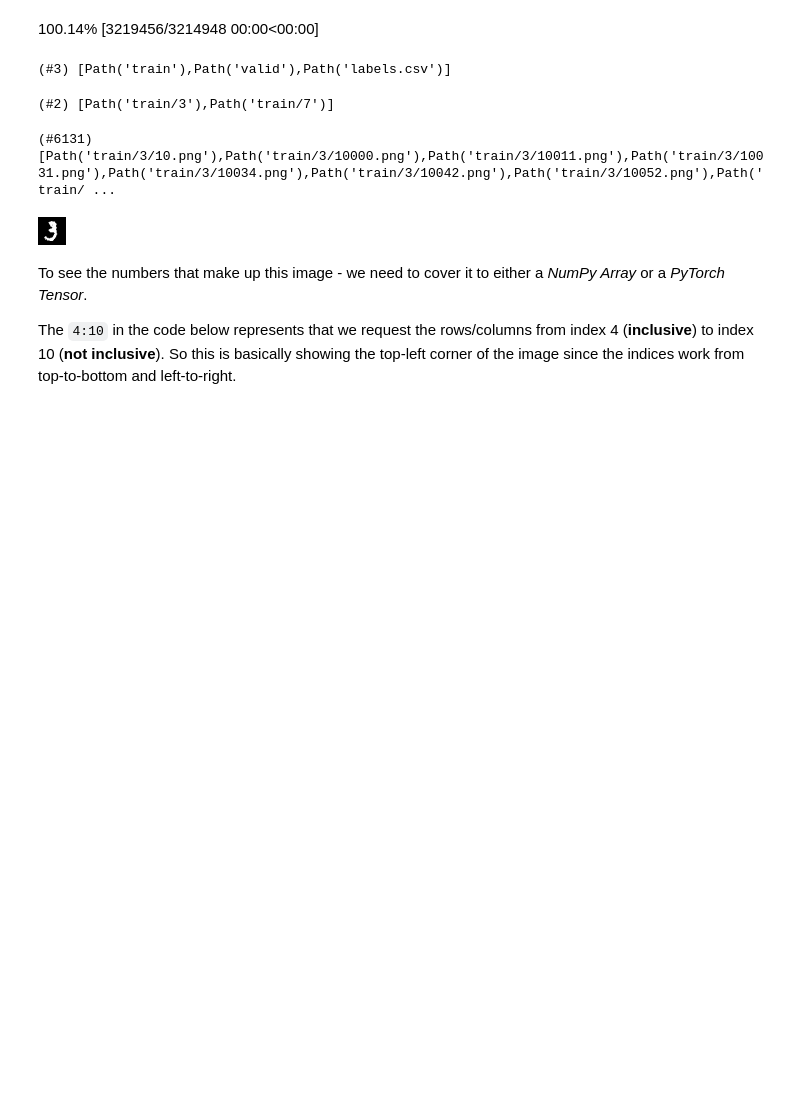
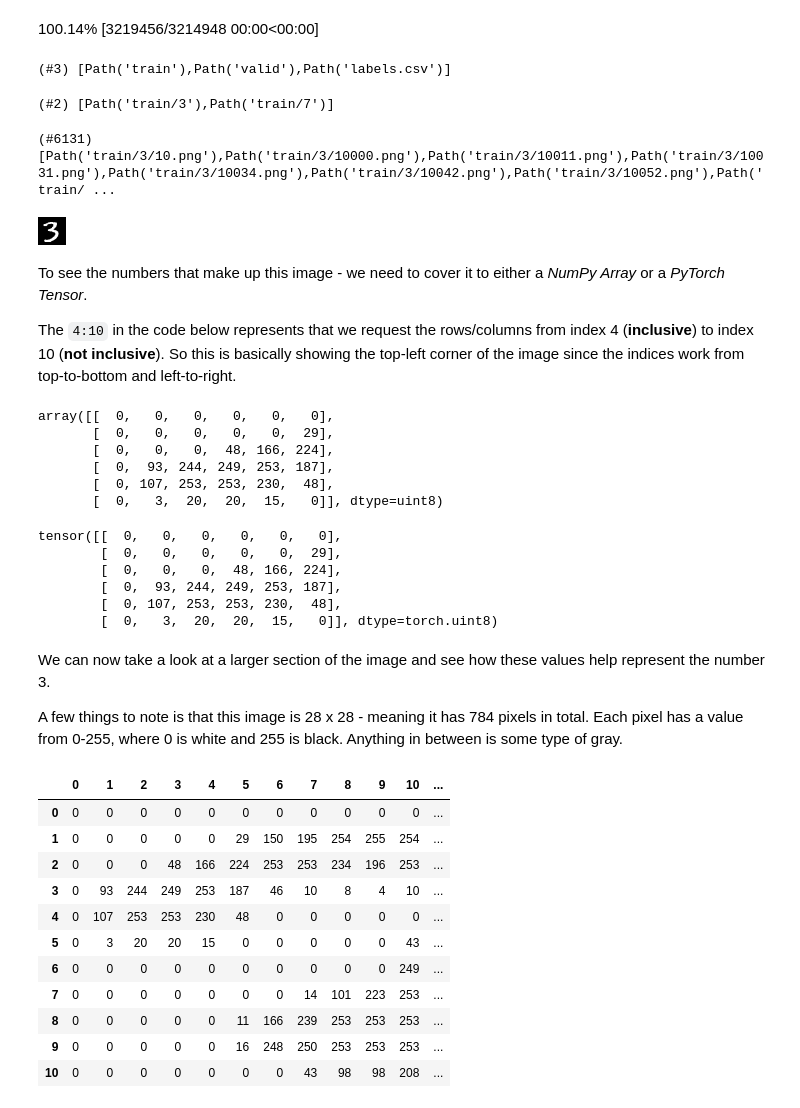
Before and after one commit to abhayratti/fastai-notes, a Jupyter notebook: lesson-3-neural-net-foundations/Chapter4Notes.ipynb, the cells around one changed output. Saved outputs shown, nothing was run; the diff lists cells and outputs as text; code cells hidden in the pictures; blank space fills up the shorter version.

```diff
--- a/lesson-3-neural-net-foundations/Chapter4Notes.ipynb
+++ b/lesson-3-neural-net-foundations/Chapter4Notes.ipynb
@@ -30,7 +30,7 @@ threes
 (#6131) [Path('train/3/10.png'),Path('train/3/10000.png'),Path('train/3/10011.png'),Path('train/3/10031.png'),Path('train/3/10034.png'),Path('train/3/10042.png'),Path('train/3/10052.png'),Path('train/ ...
 # %%
 # Use Image class from Python Imaging Library (PIL) to open a sample image of 3
-im_3_path = threes[0]
+im_3_path = threes[1]
 im_3 = Image.open(im_3_path)
 im_3
 # %% [output]
@@ -41,4 +41,42 @@ To see the numbers that make up this image - we need to cover it to either a *Nu
 The `4:10` in the code below represents that we request the rows/columns from index 4 (**inclusive**) to index 10 (**not inclusive**). So this is basically showing the top-left corner of the image since the indices work from top-to-bottom and left-to-right.
 # %%
 # NumPy Array
-array(im_3)[]
+array(im_3)[4:10, 4:10]
+# %% [output]
+array([[  0,   0,   0,   0,   0,   0],
+       [  0,   0,   0,   0,   0,  29],
+       [  0,   0,   0,  48, 166, 224],
+       [  0,  93, 244, 249, 253, 187],
+       [  0, 107, 253, 253, 230,  48],
+       [  0,   3,  20,  20,  15,   0]], dtype=uint8)
+# %%
+# PyTorch Tensor
+tensor(im_3)[4:10, 4:10]
+# %% [output]
+tensor([[  0,   0,   0,   0,   0,   0],
+        [  0,   0,   0,   0,   0,  29],
+        [  0,   0,   0,  48, 166, 224],
+        [  0,  93, 244, 249, 253, 187],
+        [  0, 107, 253, 253, 230,  48],
+        [  0,   3,  20,  20,  15,   0]], dtype=torch.uint8)
+# %% [markdown]
+We can now take a look at a larger section of the image and see how these values help represent the number 3.
+
+A few things to note is that this image is 28 x 28 - meaning it has 784 pixels in total. Each pixel has a value from 0-255, where 0 is white and 255 is black. Anything in between is some type of gray.
+# %%
+im_3_tensor = tensor(im_3)
+df = pd.DataFrame(im_3_tensor[4:15, 4:22])
+df.style.set_properties(**{'font-size': '6pt'}).background_gradient('Greys')
+# %% [output]
+|  | 0 | 1 | 2 | 3 | 4 | 5 | 6 | 7 | 8 | 9 | 10 | ... |
+| 0 | 0 | 0 | 0 | 0 | 0 | 0 | 0 | 0 | 0 | 0 | 0 | ... |
+| 1 | 0 | 0 | 0 | 0 | 0 | 29 | 150 | 195 | 254 | 255 | 254 | ... |
+| 2 | 0 | 0 | 0 | 48 | 166 | 224 | 253 | 253 | 234 | 196 | 253 | ... |
+| 3 | 0 | 93 | 244 | 249 | 253 | 187 | 46 | 10 | 8 | 4 | 10 | ... |
+| 4 | 0 | 107 | 253 | 253 | 230 | 48 | 0 | 0 | 0 | 0 | 0 | ... |
+| 5 | 0 | 3 | 20 | 20 | 15 | 0 | 0 | 0 | 0 | 0 | 43 | ... |
+| 6 | 0 | 0 | 0 | 0 | 0 | 0 | 0 | 0 | 0 | 0 | 249 | ... |
+| 7 | 0 | 0 | 0 | 0 | 0 | 0 | 0 | 14 | 101 | 223 | 253 | ... |
+| 8 | 0 | 0 | 0 | 0 | 0 | 11 | 166 | 239 | 253 | 253 | 253 | ... |
+| 9 | 0 | 0 | 0 | 0 | 0 | 16 | 248 | 250 | 253 | 253 | 253 | ... |
+| 10 | 0 | 0 | 0 | 0 | 0 | 0 | 0 | 43 | 98 | 98 | 208 | ... |
```
Also changed, not shown: parts of 48 cells of this notebook.
